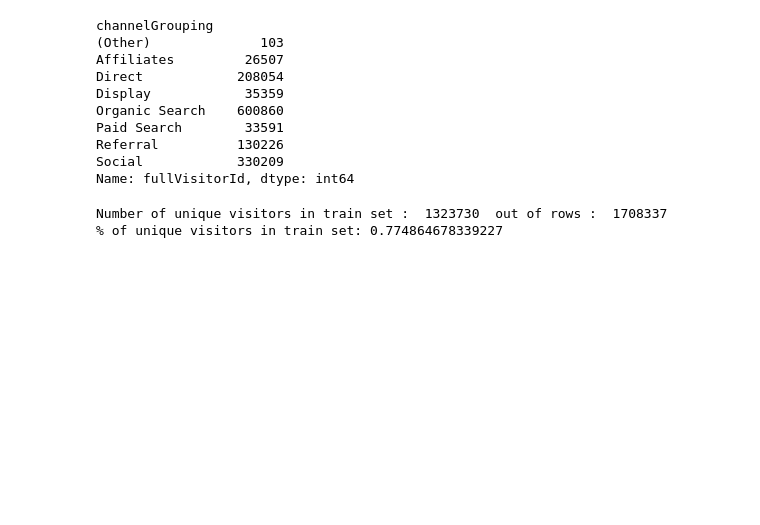
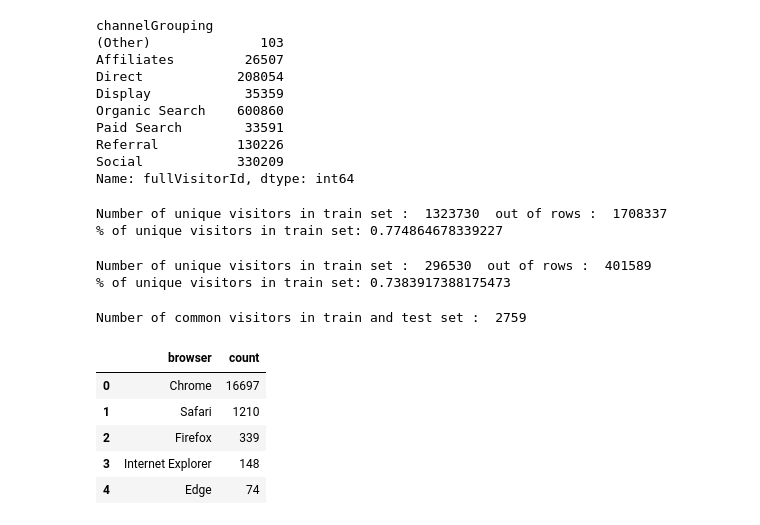
Before and after one commit to SachinSShinde/Springboard-DataScience, a Jupyter notebook: 01_GA_Customer_Rev_Prediction_data_cleaning.ipynb, the cells around one changed output. Saved outputs shown, nothing was run; the diff lists cells and outputs as text; code cells hidden in the pictures; blank space fills up the shorter version.

```diff
--- a/01_GA_Customer_Rev_Prediction_data_cleaning.ipynb
+++ b/01_GA_Customer_Rev_Prediction_data_cleaning.ipynb
@@ -117,3 +117,15 @@ print("% of unique visitors in train set:", df_train.fullVisitorId.nunique()/df_
 # %% [output]
 Number of unique visitors in train set :  1323730  out of rows :  1708337
 % of unique visitors in train set: 0.774864678339227
+# %%
+# Lets look at unique Visitor IDs in Test Dataset
+print("Number of unique visitors in train set : ",df_test.fullVisitorId.nunique(), " out of rows : ",df_test.shape[0])
+print("% of unique visitors in train set:", df_test.fullVisitorId.nunique()/df_test.shape[0])
+# %% [output]
+Number of unique visitors in train set :  296530  out of rows :  401589
+% of unique visitors in train set: 0.7383917388175473
+# %%
+# How many Visitors are in both datasets
+print("Number of common visitors in train and test set : ",len(set(df_train.fullVisitorId.unique()).intersection(set(df_test.fullVisitorId.unique())) ))
+# %% [output]
+Number of common visitors in train and test set :  2759
@@ -119,0 +135,10 @@ Number of unique visitors in train set :  1323730  out of rows :  1708337
+# %%
+train_device_cnt.columns = ['browser', 'count']
+train_device_cnt.head()
+# %% [output]
+|  | browser | count |
+| 0 | Chrome | 16697 |
+| 1 | Safari | 1210 |
+| 2 | Firefox | 339 |
+| 3 | Internet Explorer | 148 |
+| 4 | Edge | 74 |
```
Also changed, not shown: parts of 7 cells of this notebook.
